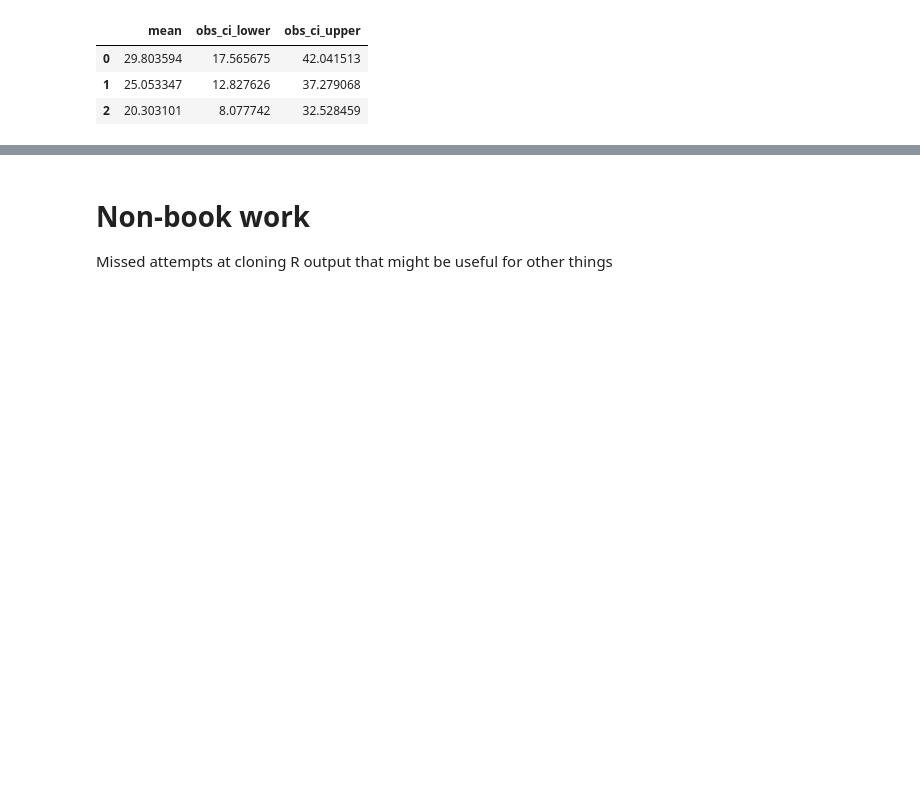
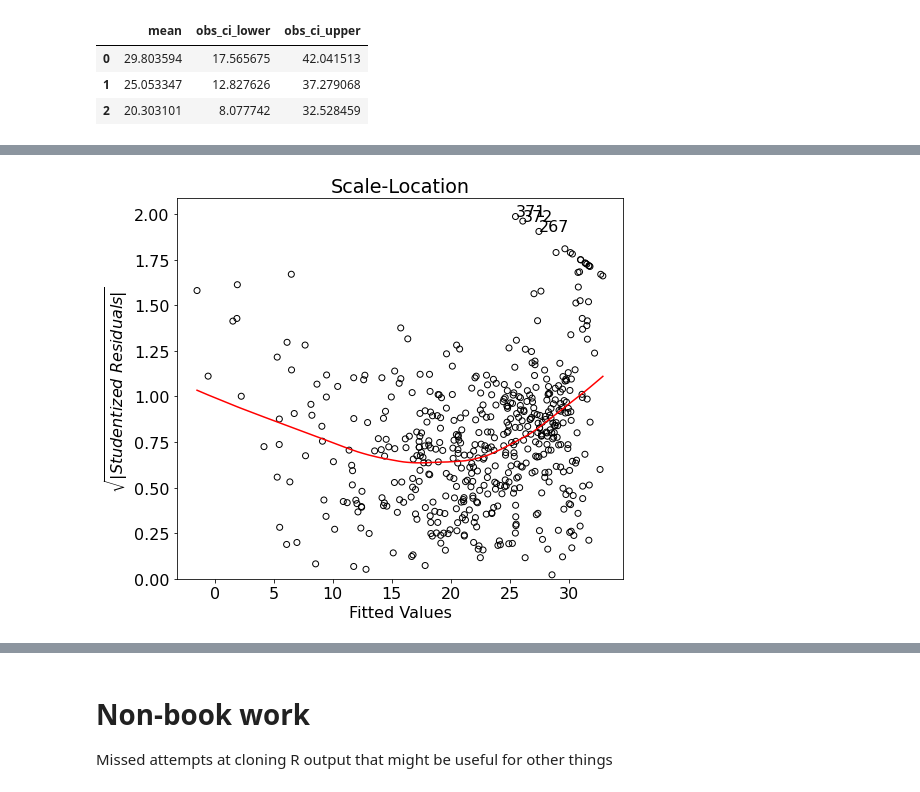
Before and after one commit to bkdevart/islr2, a Jupyter notebook: python/islr2_3.ipynb, the cells around one changed output, grey strips where cells are left out. Cells and saved outputs as stored; diff of their text form; code cells hidden in the pictures; blank space fills up the shorter version.

```diff
--- a/python/islr2_3.ipynb
+++ b/python/islr2_3.ipynb
@@ -156,0 +236,23 @@ sm_model.get_prediction(sm.add_constant([5, 10, 15])).summary_frame()[['mean', '
+# %%
+def scale_location(results, fitted):
+    student_residuals = results.get_influence().resid_studentized_internal
+    sqrt_student_residuals = pd.Series(np.sqrt(np.abs(student_residuals)))
+    sqrt_student_residuals.index = results.resid.index
+    smoothed = lowess(sqrt_student_residuals,fitted)
+    top3 = abs(sqrt_student_residuals).sort_values(ascending = False)[:3]
+
+    fig, ax = plt.subplots()
+    ax.scatter(fitted, sqrt_student_residuals, edgecolors = 'k', facecolors = 'none')
+    ax.plot(smoothed[:,0],smoothed[:,1],color = 'r')
+    ax.set_ylabel('$\sqrt{|Studentized \ Residuals|}$')
+    ax.set_xlabel('Fitted Values')
+    ax.set_title('Scale-Location')
+    ax.set_ylim(0,max(sqrt_student_residuals)+0.1)
+    for i in top3.index:
+        ax.annotate(i,xy=(fitted[i],sqrt_student_residuals[i]))
+    plt.show()
+
+fitted = results.fittedvalues
+scale_location(results, fitted)
+# %% [output]
+[figure, added]
```
Also changed, not shown: parts of 15 cells of this notebook, 2 other files.
